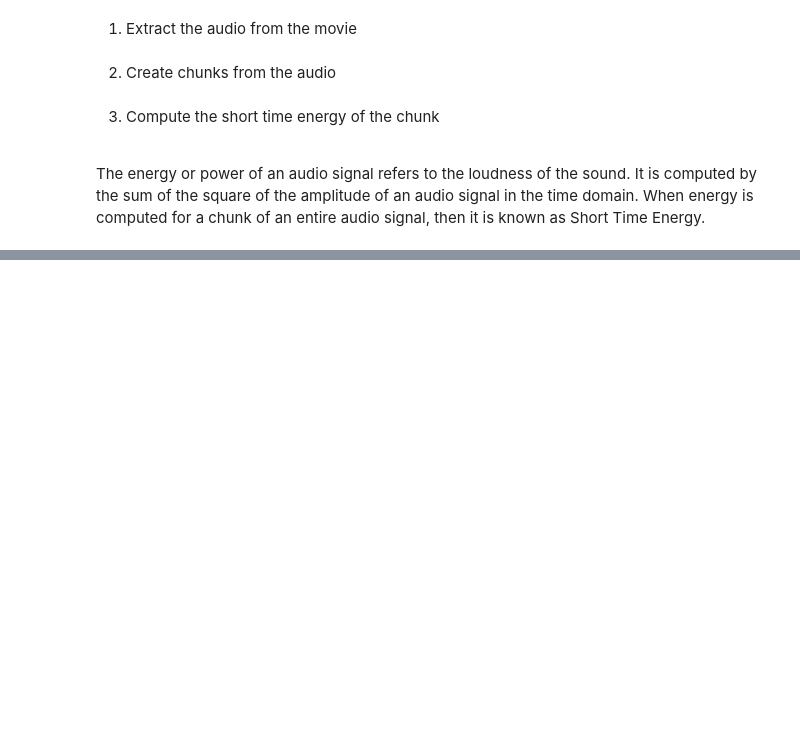
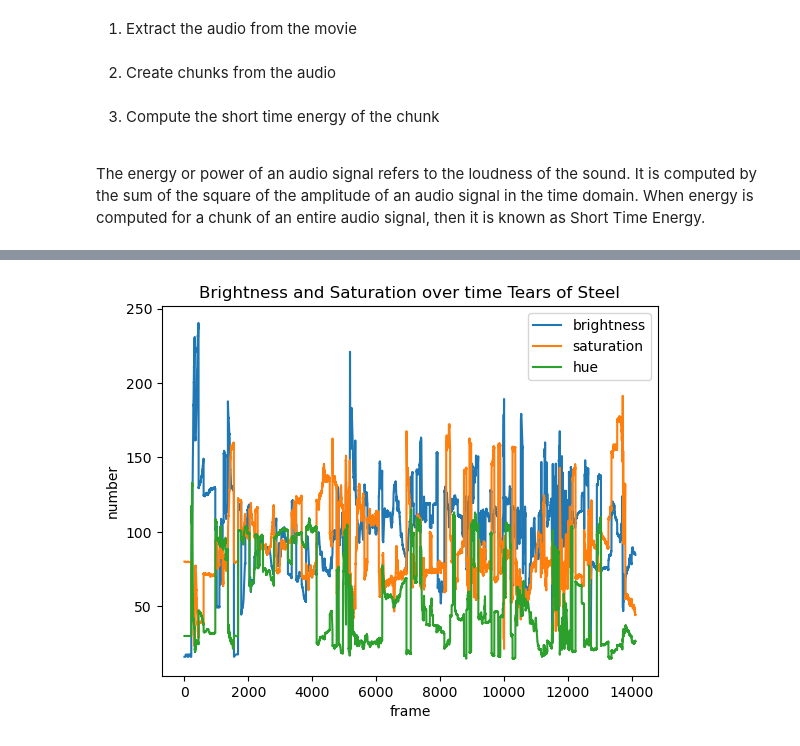
Before and after one commit to silviiaromanato/HigherOrder, a Jupyter notebook: Code/feature_extraction.ipynb, the cells around one changed output, grey strips where cells are left out. Drawn from its saved outputs; the diff is of its cells as text; code cells hidden in the pictures; blank space fills up the shorter version.

```diff
--- a/Code/feature_extraction.ipynb
+++ b/Code/feature_extraction.ipynb
@@ -118,0 +259,13 @@ plt.show()
+# %%
+# plot the line plot
+plt.plot(df['frame'], df['average_brightness'], label = "brightness")
+plt.plot(df['frame'], df['average_saturation'], label = "saturation")
+plt.plot(df['frame'], df['average_hue'], label = "hue")
+plt.xlabel('frame')
+plt.ylabel('number')
+plt.title('Brightness and Saturation over time Tears of Steel')
+plt.legend()
+plt.show()
+plt.close()
+# %% [output]
+[figure, added]
```
Also changed, not shown: parts of 25 cells of this notebook, 1 other file.
